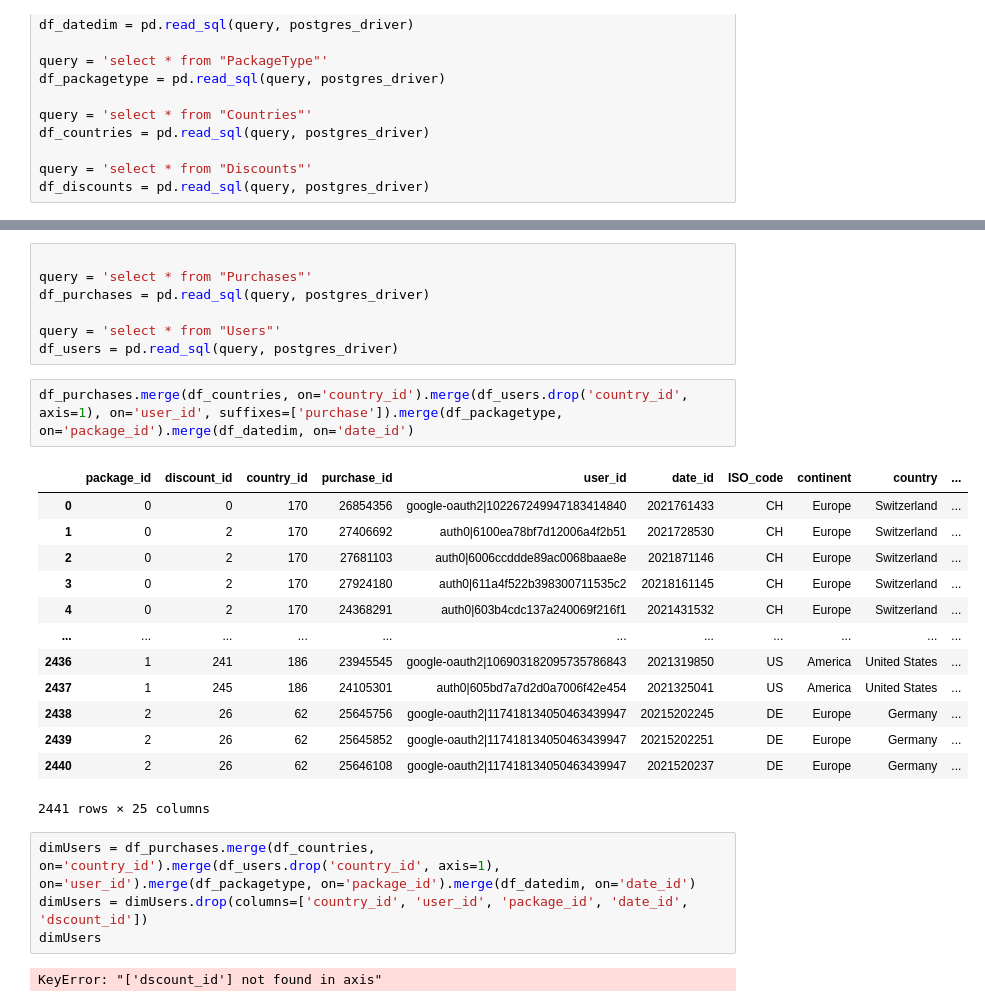
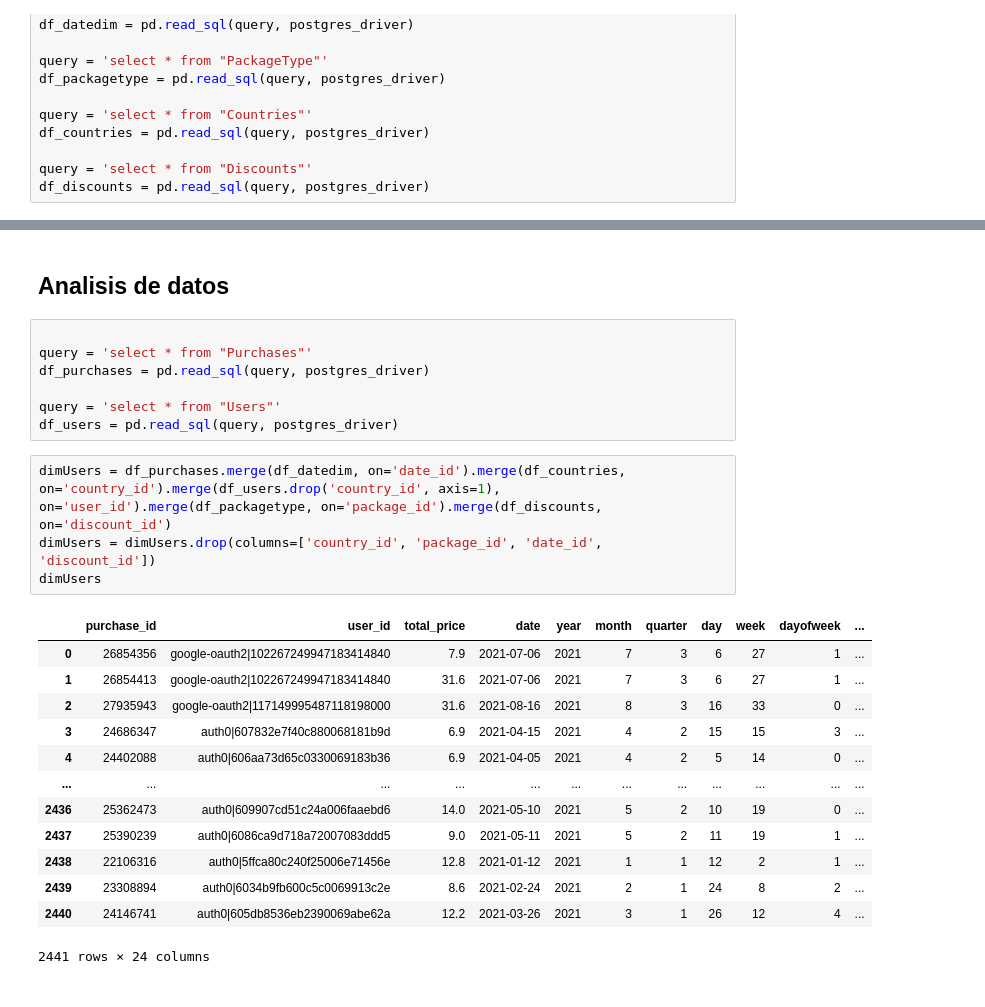
Before and after one commit to JuanjoDC/data-science-python-galileo, a Jupyter notebook: PROYECTO 2/notebook_proyecto.ipynb, the cells around one changed output, grey strips where cells are left out. Cells and saved outputs as stored; diff of their text form.

Commit message:
subida proyecto 2 con analisis de datos

```diff
--- a/PROYECTO 2/notebook_proyecto.ipynb
+++ b/PROYECTO 2/notebook_proyecto.ipynb
@@ -355,3 +347,5 @@ Se han insertado 434 nuevos registros.
+# %% [markdown]
+## Analisis de datos
 # %%
 
 query = 'select * from "Purchases"'
@@ -360,24 +354,20 @@ df_purchases = pd.read_sql(query, postgres_driver)
 query = 'select * from "Users"'
 df_users = pd.read_sql(query, postgres_driver)
 # %%
-df_purchases.merge(df_countries, on='country_id').merge(df_users.drop('country_id', axis=1), on='user_id', suffixes=['purchase']).merge(df_packagetype, on='package_id').merge(df_datedim, on='date_id')
+dimUsers = df_purchases.merge(df_datedim, on='date_id').merge(df_countries, on='country_id').merge(df_users.drop('country_id', axis=1), on='user_id').merge(df_packagetype, on='package_id').merge(df_discounts, on='discount_id')
+dimUsers = dimUsers.drop(columns=['country_id', 'package_id', 'date_id', 'discount_id'])
+dimUsers
 # %% [output]
-|  | package_id | discount_id | country_id | purchase_id | user_id | date_id | ISO_code | continent | country | ... |
-| 0 | 0 | 0 | 170 | 26854356 | google-oauth2|102267249947183414840 | 2021761433 | CH | Europe | Switzerland | ... |
-| 1 | 0 | 2 | 170 | 27406692 | auth0|6100ea78bf7d12006a4f2b51 | 2021728530 | CH | Europe | Switzerland | ... |
-| 2 | 0 | 2 | 170 | 27681103 | auth0|6006ccddde89ac0068baae8e | 2021871146 | CH | Europe | Switzerland | ... |
-| 3 | 0 | 2 | 170 | 27924180 | auth0|611a4f522b398300711535c2 | 20218161145 | CH | Europe | Switzerland | ... |
-| 4 | 0 | 2 | 170 | 24368291 | auth0|603b4cdc137a240069f216f1 | 2021431532 | CH | Europe | Switzerland | ... |
-| ... | ... | ... | ... | ... | ... | ... | ... | ... | ... | ... |
-| 2436 | 1 | 241 | 186 | 23945545 | google-oauth2|106903182095735786843 | 2021319850 | US | America | United States | ... |
-| 2437 | 1 | 245 | 186 | 24105301 | auth0|605bd7a7d2d0a7006f42e454 | 2021325041 | US | America | United States | ... |
-| 2438 | 2 | 26 | 62 | 25645756 | google-oauth2|117418134050463439947 | 20215202245 | DE | Europe | Germany | ... |
-| 2439 | 2 | 26 | 62 | 25645852 | google-oauth2|117418134050463439947 | 20215202251 | DE | Europe | Germany | ... |
-| 2440 | 2 | 26 | 62 | 25646108 | google-oauth2|117418134050463439947 | 2021520237 | DE | Europe | Germany | ... |
+|  | purchase_id | user_id | total_price | date | year | month | quarter | day | week | dayofweek | ... |
+| 0 | 26854356 | google-oauth2|102267249947183414840 | 7.9 | 2021-07-06 | 2021 | 7 | 3 | 6 | 27 | 1 | ... |
+| 1 | 26854413 | google-oauth2|102267249947183414840 | 31.6 | 2021-07-06 | 2021 | 7 | 3 | 6 | 27 | 1 | ... |
+| 2 | 27935943 | google-oauth2|117149995487118198000 | 31.6 | 2021-08-16 | 2021 | 8 | 3 | 16 | 33 | 0 | ... |
+| 3 | 24686347 | auth0|607832e7f40c880068181b9d | 6.9 | 2021-04-15 | 2021 | 4 | 2 | 15 | 15 | 3 | ... |
+| 4 | 24402088 | auth0|606aa73d65c0330069183b36 | 6.9 | 2021-04-05 | 2021 | 4 | 2 | 5 | 14 | 0 | ... |
+| ... | ... | ... | ... | ... | ... | ... | ... | ... | ... | ... | ... |
+| 2436 | 25362473 | auth0|609907cd51c24a006faaebd6 | 14.0 | 2021-05-10 | 2021 | 5 | 2 | 10 | 19 | 0 | ... |
+| 2437 | 25390239 | auth0|6086ca9d718a72007083ddd5 | 9.0 | 2021-05-11 | 2021 | 5 | 2 | 11 | 19 | 1 | ... |
+| 2438 | 22106316 | auth0|5ffca80c240f25006e71456e | 12.8 | 2021-01-12 | 2021 | 1 | 1 | 12 | 2 | 1 | ... |
+| 2439 | 23308894 | auth0|6034b9fb600c5c0069913c2e | 8.6 | 2021-02-24 | 2021 | 2 | 1 | 24 | 8 | 2 | ... |
+| 2440 | 24146741 | auth0|605db8536eb2390069abe62a | 12.2 | 2021-03-26 | 2021 | 3 | 1 | 26 | 12 | 4 | ... |
-2441 rows × 25 columns
+2441 rows × 24 columns
-# %%
-dimUsers = df_purchases.merge(df_countries, on='country_id').merge(df_users.drop('country_id', axis=1), on='user_id').merge(df_packagetype, on='package_id').merge(df_datedim, on='date_id')
-dimUsers = dimUsers.drop(columns=['country_id', 'user_id', 'package_id', 'date_id', 'dscount_id'])
-dimUsers
-# %% [output]
-KeyError: "['dscount_id'] not found in axis"
```
Also changed, not shown: parts of 20 cells of this notebook.
